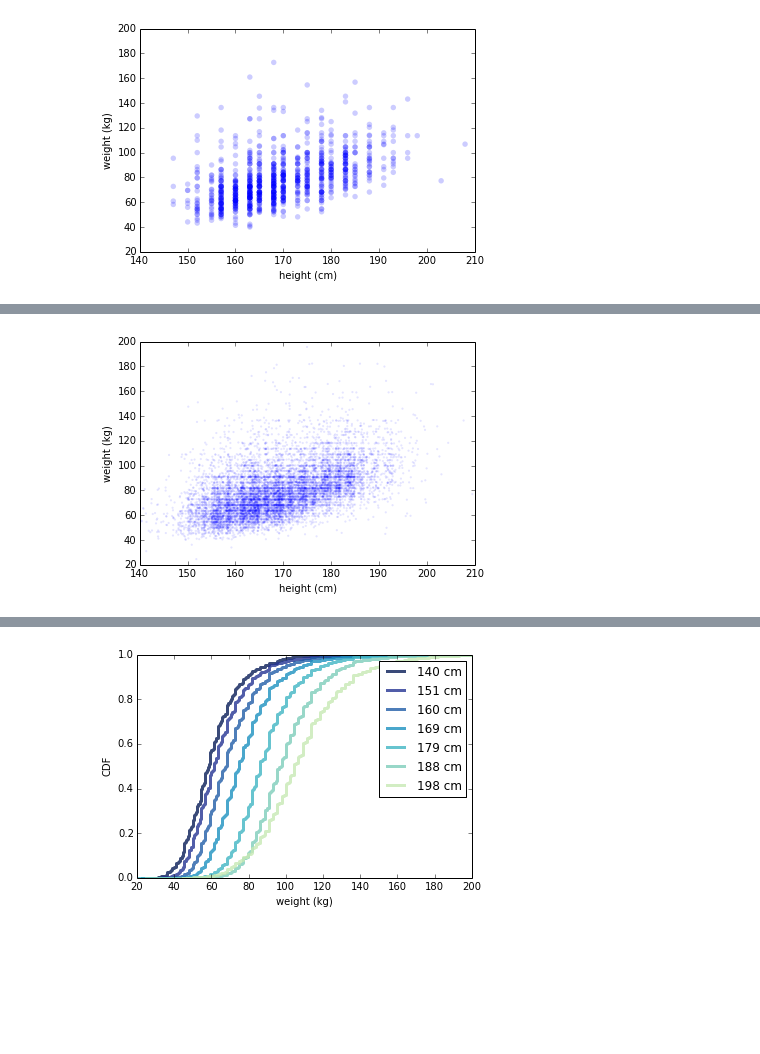
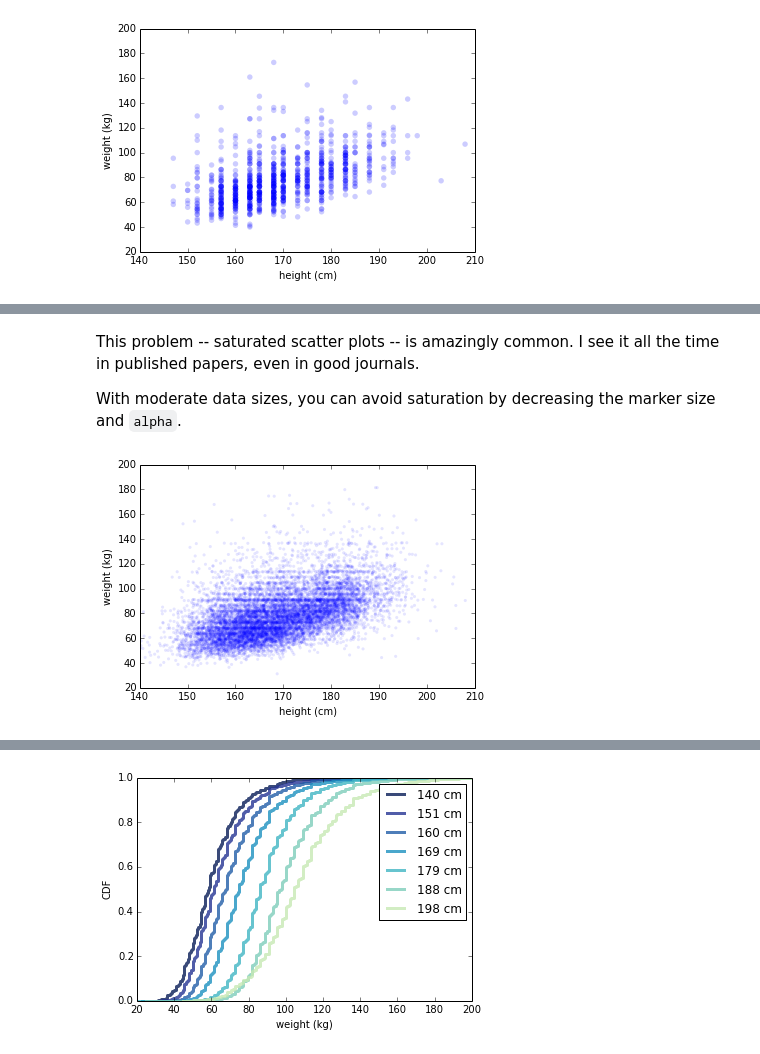
Before and after one commit to AllenDowney/DataExploration, a Jupyter notebook: scatter.ipynb, the cells around one changed output, grey strips where cells are left out. Drawn from its saved outputs; the diff is of its cells as text; code cells hidden in the pictures; blank space fills up the shorter version.

```diff
--- a/scatter.ipynb
+++ b/scatter.ipynb
@@ -143,8 +171,12 @@ thinkplot.Config(xlabel='height (cm)',
+# %% [markdown]
+This problem -- saturated scatter plots -- is amazingly common.  I see it all the time in published papers, even in good journals.
+
+With moderate data sizes, you can avoid saturation by decreasing the marker size and `alpha`.
 # %%
-thinkplot.Scatter(heights, weights, alpha=0.1, s=5)
+thinkplot.Scatter(heights, weights, alpha=0.1, s=10)
 thinkplot.Config(xlabel='height (cm)',
                  ylabel='weight (kg)',
                  axis=[140, 210, 20, 200],
                  legend=False)
 # %% [output]
-[figure, old version]
+[figure, new version]
```
Also changed, not shown: parts of 51 cells of this notebook, 1 other file.
